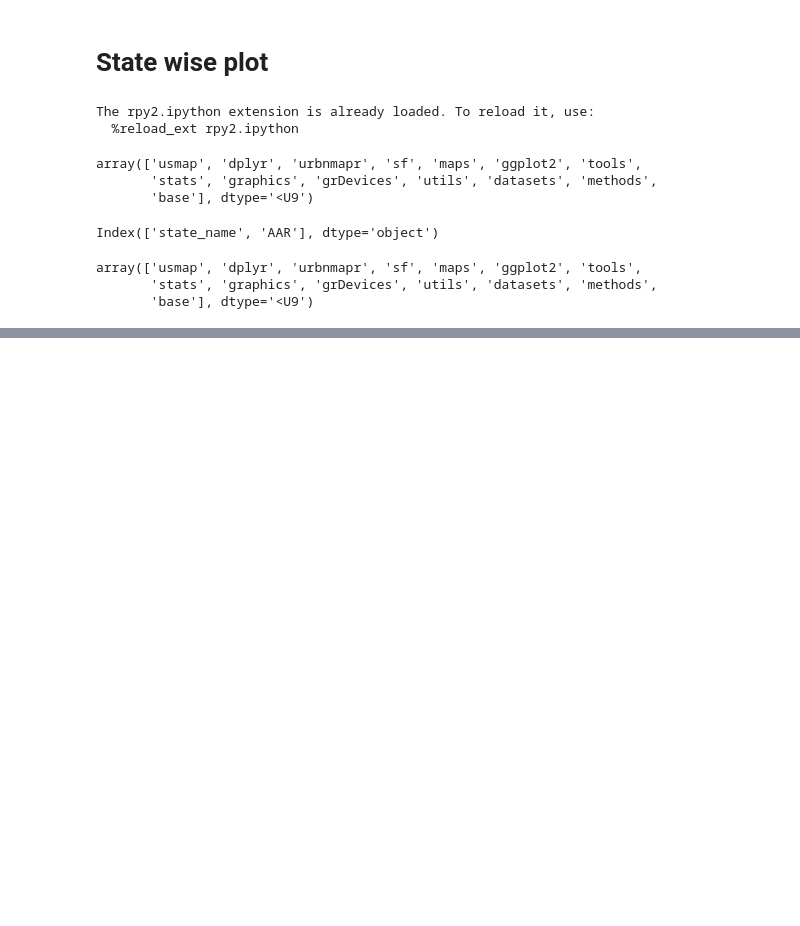
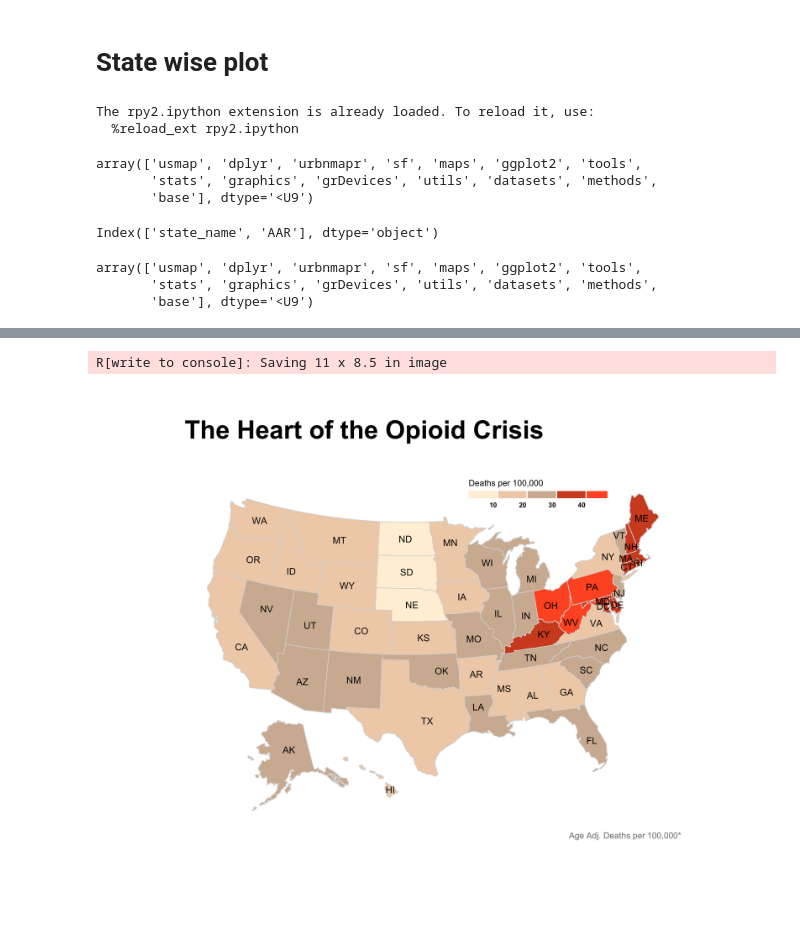
Before and after one commit to nithish08/opioids, a Jupyter notebook: src/NB_choropleth_state.ipynb, the cells around one changed output, grey strips where cells are left out. Drawn from its saved outputs; the diff is of its cells as text; code cells hidden in the pictures; blank space fills up the shorter version.

Commit message:
fix width height and legends

```diff
--- a/src/NB_choropleth_state.ipynb
+++ b/src/NB_choropleth_state.ipynb
@@ -128,0 +109,39 @@ R[write to console]: Saving 15 x 15 in image
+# %%
+legend.justification = c(1.2,1),
+# %%
+%%R -h 8.5 -w 11 --units in -r 400
+
+
+
+
+plot_usmap(data = plot_df, values = 'fill_color',labels=TRUE,color = 'grey85',alpha=0.9)  +
+
+scale_fill_manual(labels=c('           10','           20','           30','           40'
+                           ,'           ')
+                  ,values = c('papayawhip','peachpuff2','peachpuff3','orangered3','orangered')) +
+
+
+
+guides (  fill = guide_legend( title = 'Deaths per 100,000'
+                              ,label.position='bottom',
+                             title.position='top') )  +
+
+ggtitle('\nThe Heart of the Opioid Crisis\n') +
+
+labs(  caption ="Age Adj. Deaths per 100,000*\n\n\n\n\n\n\n" )  +
+
+ theme(legend.position='top',
+       legend.justification=c(0.8,-1),
+       legend.text = element_text(color='black',size=8,face='bold'),
+       legend.title=element_text(color='black',size=10),legend.key.size = unit(2,"line"),
+       legend.key = element_rect(fill = "transparent", colour = "transparent"),
+       plot.title  = element_text(size=30,face='bold'),
+       plot.caption = element_text(size=10,color='grey50'),
+       legend.box.margin=margin(c(0,0,-50,0)) ,
+      legend.key.width=unit(0.05,'mm'),
+      legend.key.height = unit(0.3,'cm'),
+      legend.spacing.x=unit(0.05,'cm') )    +
+ggsave('../output/state_choropleth.png')
+# %% [output]
+R[write to console]: Saving 11 x 8.5 in image
+[figure, added]
```
Also changed, not shown: parts of 3 cells of this notebook.
